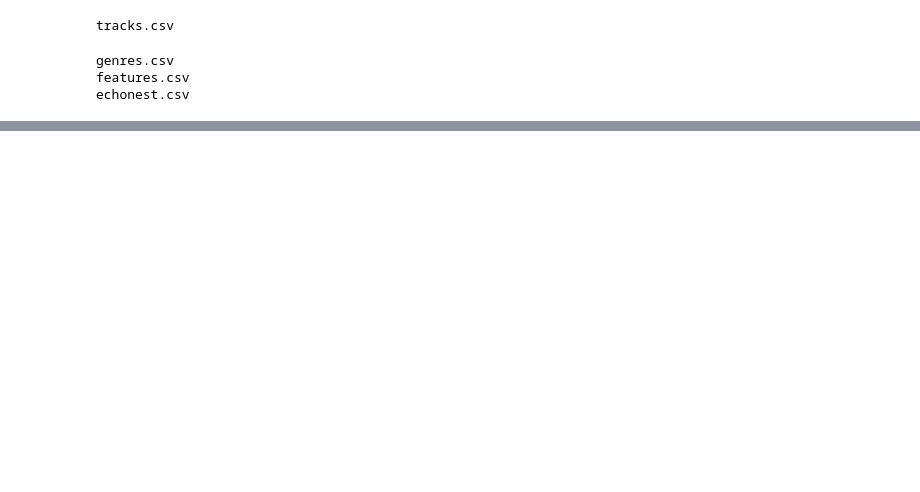
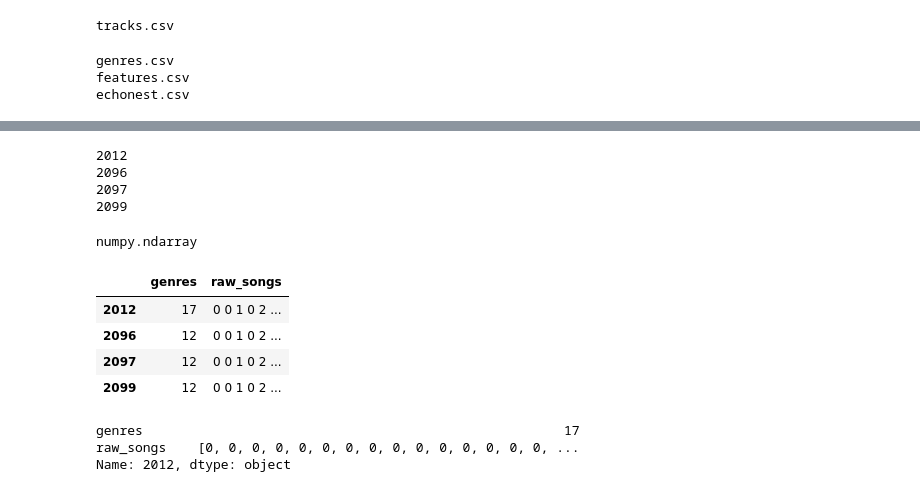
Before and after one commit to caoj8/Amadeus-Copy, a Jupyter notebook: fma_code/SubsetPreProcessing.ipynb, the cells around one changed output, grey strips where cells are left out. Saved outputs shown, nothing was run; the diff lists cells and outputs as text; code cells hidden in the pictures; blank space fills up the shorter version.

```diff
--- a/fma_code/SubsetPreProcessing.ipynb
+++ b/fma_code/SubsetPreProcessing.ipynb
@@ -36,4 +55,7 @@ def id_from_genre_text(genre_text,genres,top_level=True):
 
 def get_genre_id(track_id,tracks,genres):
     track_genre_title = tracks[('track','genre_top')].iloc[track_id]
-    return id_from_genre_text(track_genre_title,genres)
+    if track_genre_title is str:
+        return id_from_genre_text(track_genre_title,genres)
+    else:
+        return tracks[('track','genres')].iloc[track_id][0]
@@ -39,0 +89,2 @@ def get_genre_id(track_id,tracks,genres):
+# %%
+out_ad = '/media/ravi/507412DD7412C59E/fma_small_csvs/'
@@ -39,0 +94,49 @@ def get_genre_id(track_id,tracks,genres):
+# %%
+def make_csvs(track_id_prefix,out_dir,genres_df,tracks_df):
+    out_file_path = out_dir+"/{}.csv".format(track_id_prefix)
+    raw_songs = dict()
+    genres = dict()
+    song_directory = os.fsencode(AUDIO_DIR+"{:03d}".format(track_id_prefix))
+    out_str = "track_id,genre_id,raw_song\n"
+    for file in os.listdir(song_directory):
+        filename = AUDIO_DIR+"{:03d}/".format(track_id_prefix)+ os.fsdecode(file)
+        if filename.endswith(".mp3"):
+            track_id = int(os.fsdecode(file)[:-4])
+            raw_songs[track_id] = utils.FfmpegLoader().load(filename)
+            print(track_id)
+            genres[track_id] = get_genre_id(track_id,tracks_df,genres_df)
+            song_str = ""
+            for i in raw_songs[track_id]:
+                song_str+="{},".format(i)
+            out_str += "{},{},{}\n".format(track_id,genres[track_id],song_str)
+    df = pd.DataFrame().from_dict({"genres":genres,"raw_songs":raw_songs})
+    with open(out_file_path,'w') as outfile:
+        outfile.write(out_str)
+
+
+    return df
+# %%
+a = make_csvs(2,out_ad,genres,tracks)
+# %% [output]
+2012
+2096
+2097
+2099
+# %%
+type(x)
+# %% [output]
+numpy.ndarray
+# %%
+a
+# %% [output]
+|  | genres | raw_songs |
+| 2012 | 17 | 0 0 1 0 2 ... |
+| 2096 | 12 | 0 0 1 0 2 ... |
+| 2097 | 12 | 0 0 1 0 2 ... |
+| 2099 | 12 | 0 0 1 0 2 ... |
+# %%
+a.iloc[0]
+# %% [output]
+genres                                                      17
+raw_songs    [0, 0, 0, 0, 0, 0, 0, 0, 0, 0, 0, 0, 0, 0, 0, ...
+Name: 2012, dtype: object
```
Also changed, not shown: parts of 12 cells of this notebook, 1 other file.
